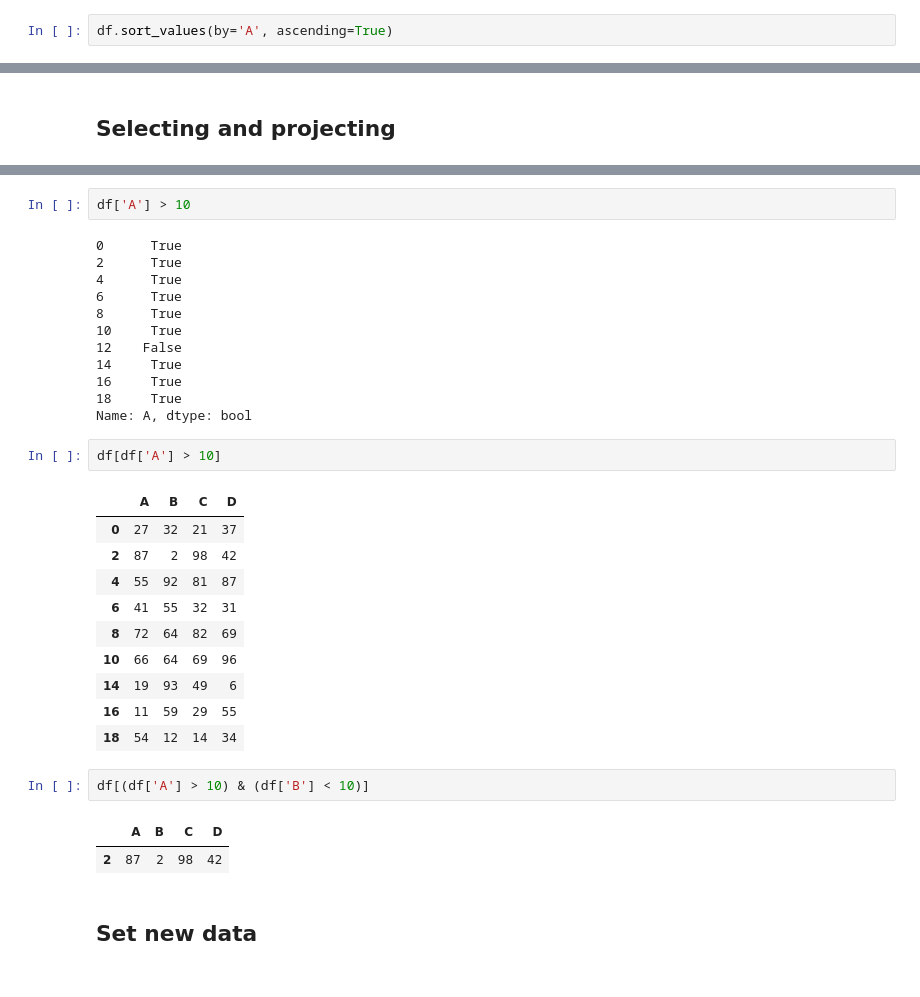
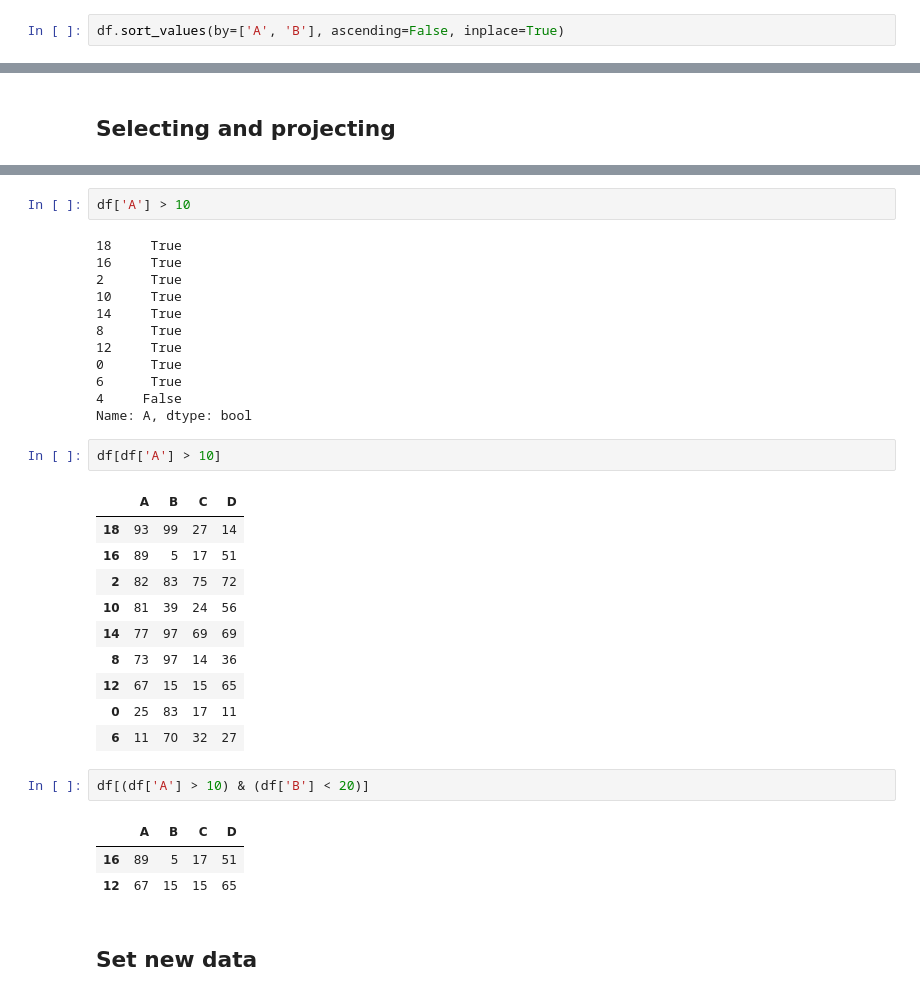
Before and after one commit to afflint/mastercobra, a Jupyter notebook: pandas.ipynb, the cells around one changed output, grey strips where cells are left out. Saved outputs shown, nothing was run; the diff lists cells and outputs as text.

```diff
--- a/pandas.ipynb
+++ b/pandas.ipynb
@@ -85,2 +169,2 @@ df.sort_index(axis=0, ascending=False)
 # %%
-df.sort_values(by='A', ascending=True)
+df.sort_values(by=['A', 'B'], ascending=False, inplace=True)
@@ -143,35 +248,36 @@ df.iloc[2:6, 1:3]
 # %%
 df['A'] > 10
 # %% [output]
+18     True
+16     True
+2      True
+10     True
+14     True
+8      True
+12     True
 0      True
-2      True
-4      True
 6      True
-8      True
-10     True
-12    False
-14     True
-16     True
-18     True
+4     False
 Name: A, dtype: bool
 # %%
 df[df['A'] > 10]
 # %% [output]
 |  | A | B | C | D |
-| 0 | 27 | 32 | 21 | 37 |
-| 2 | 87 | 2 | 98 | 42 |
-| 4 | 55 | 92 | 81 | 87 |
-| 6 | 41 | 55 | 32 | 31 |
-| 8 | 72 | 64 | 82 | 69 |
-| 10 | 66 | 64 | 69 | 96 |
-| 14 | 19 | 93 | 49 | 6 |
-| 16 | 11 | 59 | 29 | 55 |
-| 18 | 54 | 12 | 14 | 34 |
+| 18 | 93 | 99 | 27 | 14 |
+| 16 | 89 | 5 | 17 | 51 |
+| 2 | 82 | 83 | 75 | 72 |
+| 10 | 81 | 39 | 24 | 56 |
+| 14 | 77 | 97 | 69 | 69 |
+| 8 | 73 | 97 | 14 | 36 |
+| 12 | 67 | 15 | 15 | 65 |
+| 0 | 25 | 83 | 17 | 11 |
+| 6 | 11 | 70 | 32 | 27 |
 # %%
-df[(df['A'] > 10) & (df['B'] < 10)]
+df[(df['A'] > 10) & (df['B'] < 20)]
 # %% [output]
 |  | A | B | C | D |
-| 2 | 87 | 2 | 98 | 42 |
+| 16 | 89 | 5 | 17 | 51 |
+| 12 | 67 | 15 | 15 | 65 |
 # %% [markdown]
 ## Set new data
 # %%
```
Also changed, not shown: parts of 45 cells of this notebook, 2 other files.
